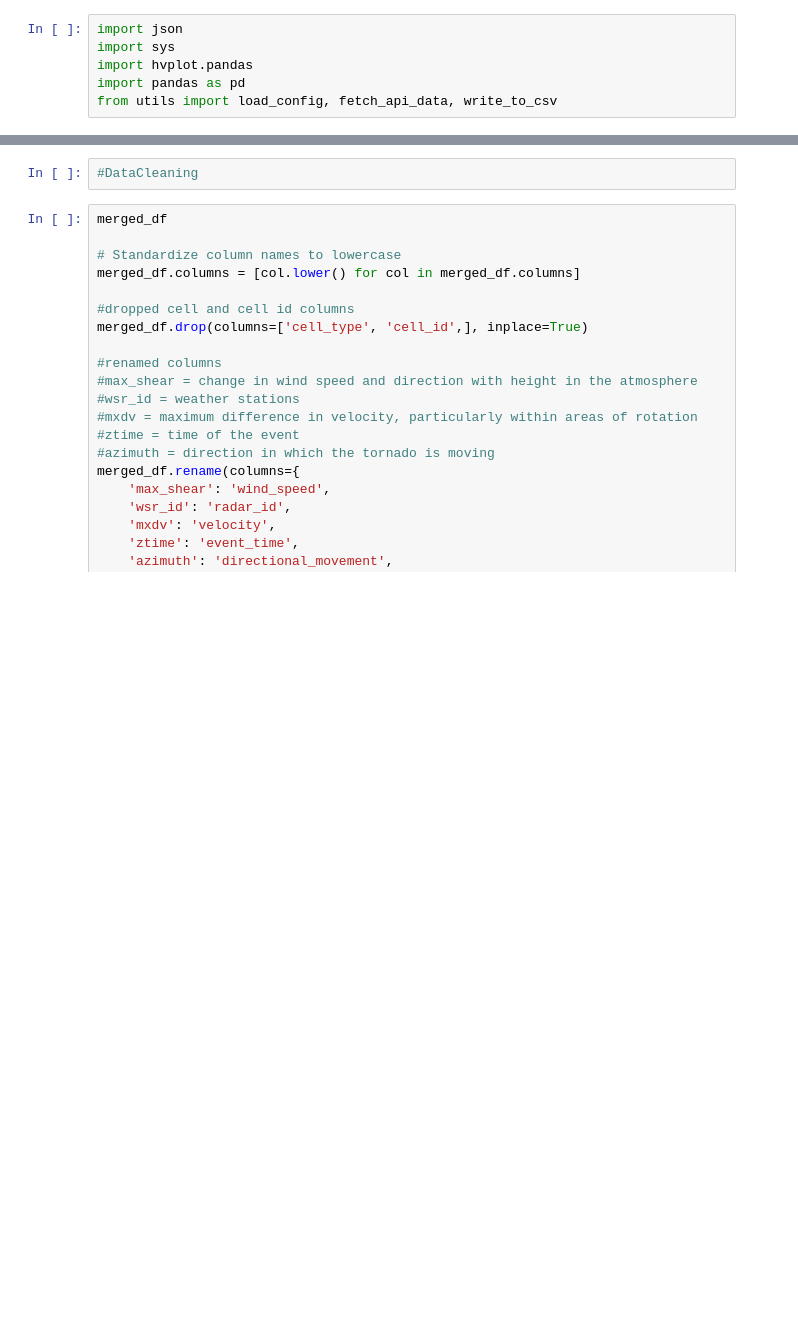
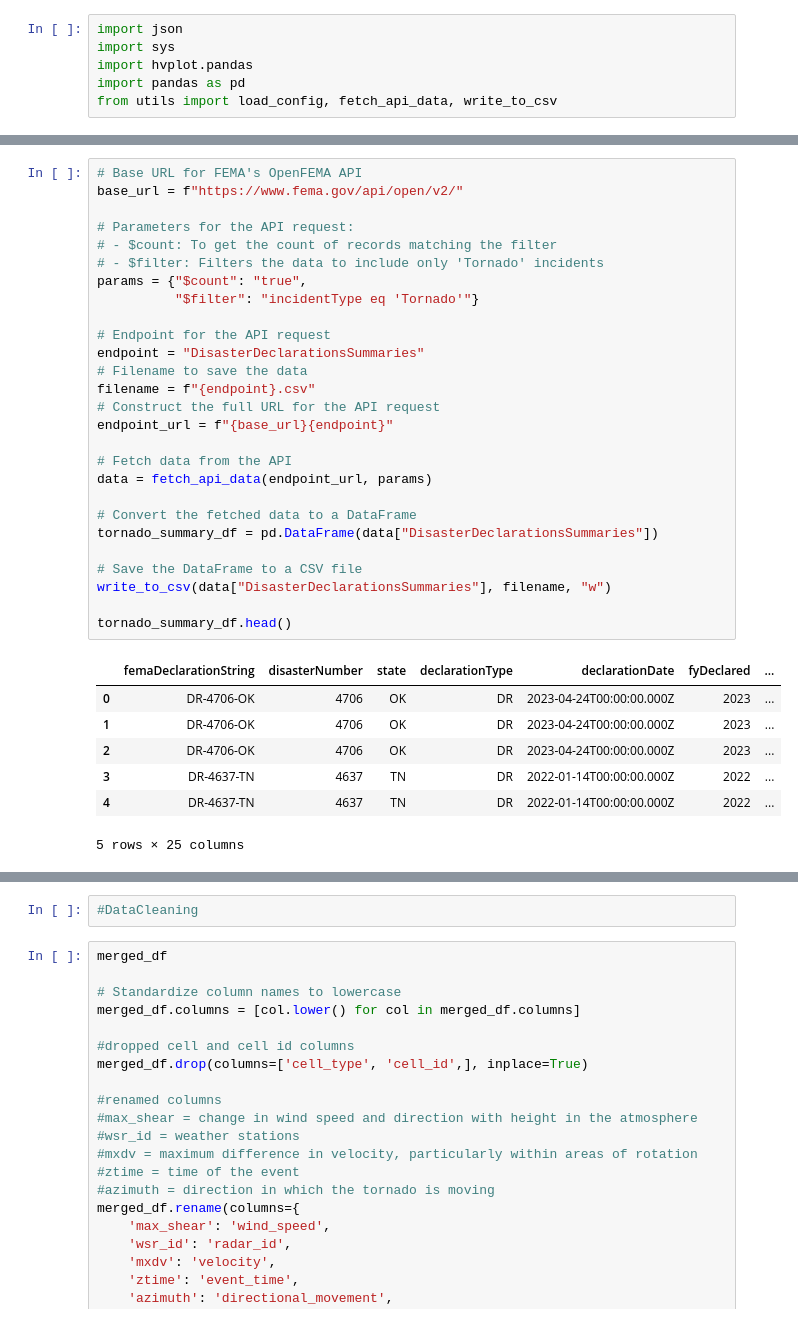
Before and after one commit to DavidnBui/DataStormers, a Jupyter notebook: tornado_notebook.ipynb, the cells around one changed output, grey strips where cells are left out. Drawn from its saved outputs; the diff is of its cells as text; blank space fills up the shorter version.

```diff
--- a/tornado_notebook.ipynb
+++ b/tornado_notebook.ipynb
@@ -113,0 +162,35 @@ housing_assistance_df
+# %%
+# Base URL for FEMA's OpenFEMA API
+base_url = f"https://www.fema.gov/api/open/v2/"
+
+# Parameters for the API request:
+# - $count: To get the count of records matching the filter
+# - $filter: Filters the data to include only 'Tornado' incidents
+params = {"$count": "true",
+          "$filter": "incidentType eq 'Tornado'"}
+
+# Endpoint for the API request
+endpoint = "DisasterDeclarationsSummaries"
+# Filename to save the data
+filename = f"{endpoint}.csv"
+# Construct the full URL for the API request
+endpoint_url = f"{base_url}{endpoint}"
+
+# Fetch data from the API
+data = fetch_api_data(endpoint_url, params)
+
+# Convert the fetched data to a DataFrame
+tornado_summary_df = pd.DataFrame(data["DisasterDeclarationsSummaries"])
+
+# Save the DataFrame to a CSV file
+write_to_csv(data["DisasterDeclarationsSummaries"], filename, "w")
+
+tornado_summary_df.head()
+# %% [output]
+|  | femaDeclarationString | disasterNumber | state | declarationType | declarationDate | fyDeclared | ... |
+| 0 | DR-4706-OK | 4706 | OK | DR | 2023-04-24T00:00:00.000Z | 2023 | ... |
+| 1 | DR-4706-OK | 4706 | OK | DR | 2023-04-24T00:00:00.000Z | 2023 | ... |
+| 2 | DR-4706-OK | 4706 | OK | DR | 2023-04-24T00:00:00.000Z | 2023 | ... |
+| 3 | DR-4637-TN | 4637 | TN | DR | 2022-01-14T00:00:00.000Z | 2022 | ... |
+| 4 | DR-4637-TN | 4637 | TN | DR | 2022-01-14T00:00:00.000Z | 2022 | ... |
+5 rows × 25 columns
```
Also changed, not shown: parts of 28 cells of this notebook, 1 other file.
